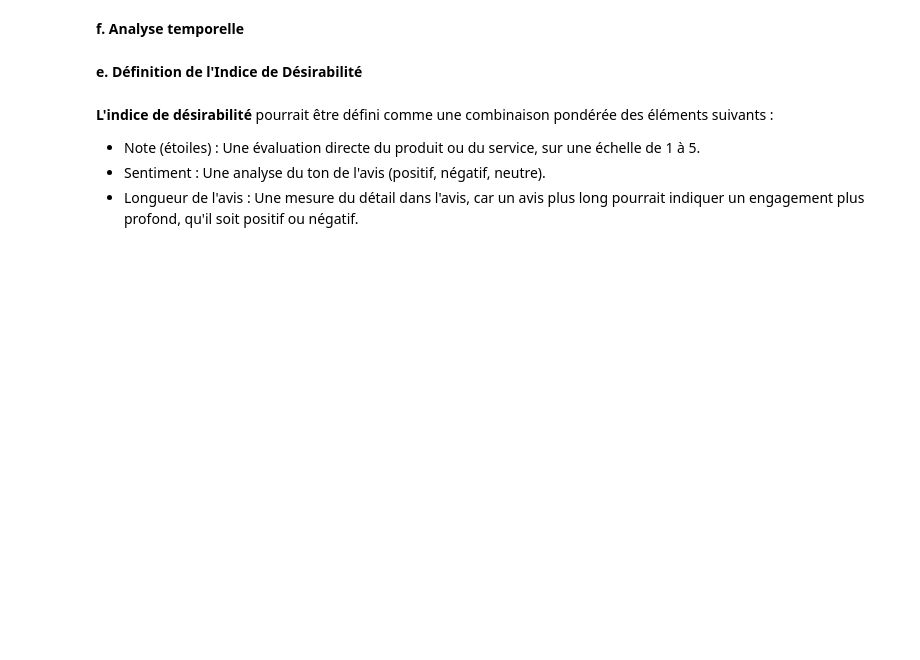
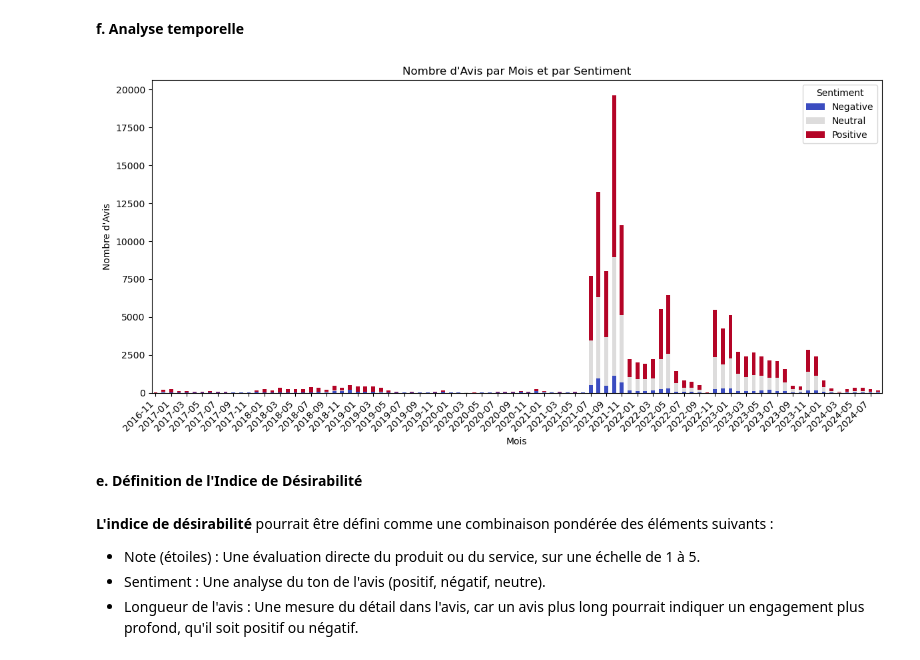
Before and after one commit to MaevaEbengue/Fashion_Nova_Brand_Desirability_Index, a Jupyter notebook: Fashion_Nova_Brand_Desirability_Index.ipynb, the cells around one changed output. Drawn from its saved outputs; the diff is of its cells as text; code cells hidden in the pictures; blank space fills up the shorter version.

```diff
--- a/Fashion_Nova_Brand_Desirability_Index.ipynb
+++ b/Fashion_Nova_Brand_Desirability_Index.ipynb
@@ -170,28 +187,30 @@ plt.show()
 # %% [markdown]
 **f. Analyse temporelle**
 # %%
-# Ajouter une colonne pour les catégories de sentiments (si vous avez calculé les sentiments)
+# Ajouter une colonne pour les catégories de sentiments
 df['Sentiment'] = df['Review Text'].apply(get_sentiment)
 
 # Créer une table de contingence pour les sentiments par mois
 pivot_table = df.pivot_table(index='Review Month', columns='Sentiment', aggfunc='size', fill_value=0)
 
 # Créer le graphique en barres empilées
 ax = pivot_table.plot(kind='bar', stacked=True, figsize=(12, 6), colormap='coolwarm')
 
 # Ajuster les étiquettes de l'axe x
 plt.title('Nombre d\'Avis par Mois et par Sentiment')
 plt.xlabel('Mois')
 plt.ylabel('Nombre d\'Avis')
 
 # Rotation et format des dates
 ax.set_xticks(ax.get_xticks()[::2])  # Afficher une étiquette sur deux
-ax.set_xticklabels([tick.strftime('%b %Y') for tick in ax.get_xticks()])  # Format des mois (Ex: Jan 2020)
+ax.set_xticklabels([str(tick) for tick in pivot_table.index[::2]])  # Utiliser simplement les mois comme chaîne de caractères
 
 plt.xticks(rotation=45, ha='right')  # Rotation des étiquettes des mois pour meilleure lisibilité
 plt.legend(title='Sentiment')
 plt.tight_layout()  # Ajuster automatiquement les paramètres de sous-figures pour éviter le chevauchement
 plt.show()
+# %% [output]
+[figure, added]
 # %% [markdown]
 **e. Définition de l'Indice de Désirabilité**
 # %% [markdown]
```
Also changed, not shown: parts of 7 cells of this notebook, 1 other file.
